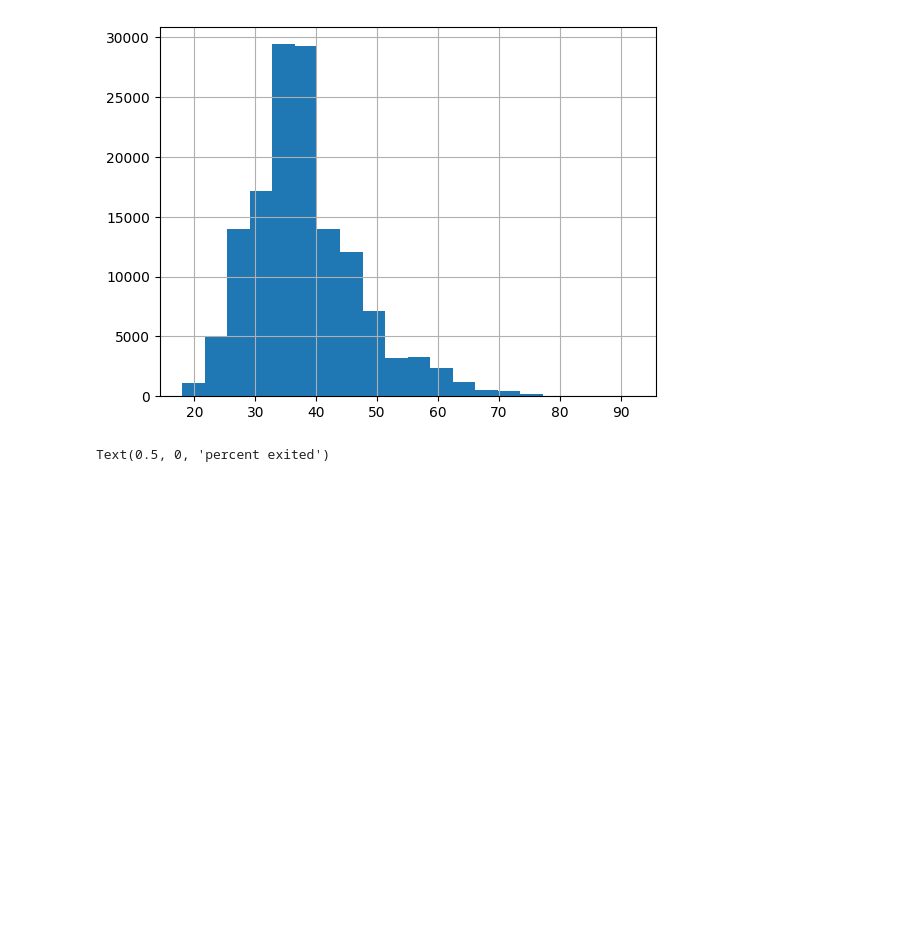
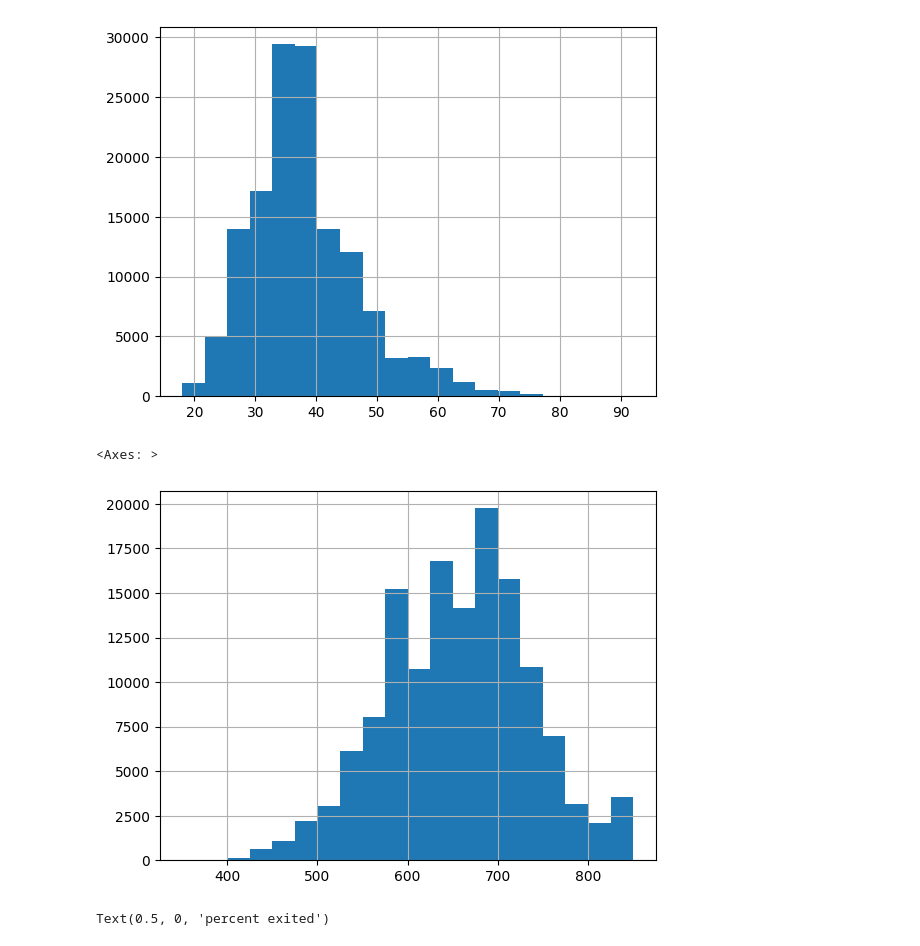
Before and after one commit to zsluss/kaggle-s4-e1, a Jupyter notebook: tfLinearRegression.ipynb, the cells around one changed output. Drawn from its saved outputs; the diff is of its cells as text; code cells hidden in the pictures; blank space fills up the shorter version.

```diff
--- a/tfLinearRegression.ipynb
+++ b/tfLinearRegression.ipynb
@@ -72,6 +77,11 @@ X_train.Age.hist(bins=20)
 # %% [output]
 <Axes: >
 [figure]
+# %%
+X_train.CreditScore.hist(bins=20)
+# %% [output]
+<Axes: >
+[figure, added]
 # %%
 pd.concat([X_train, y_train], axis=1).groupby('Gender').Exited.mean().plot(kind='barh').set_xlabel('percent exited')
 # %% [output]
```
Also changed, not shown: parts of 5 cells of this notebook, 1 other file.
